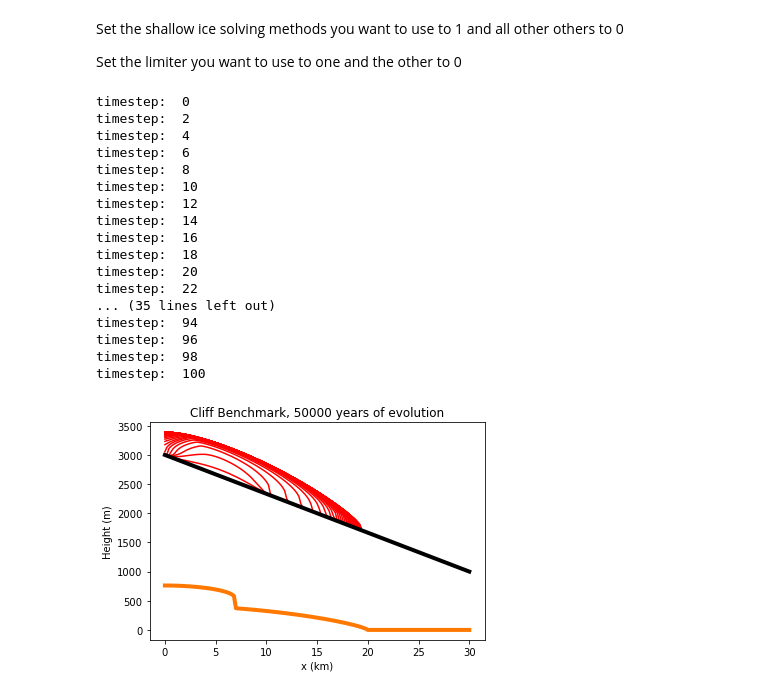
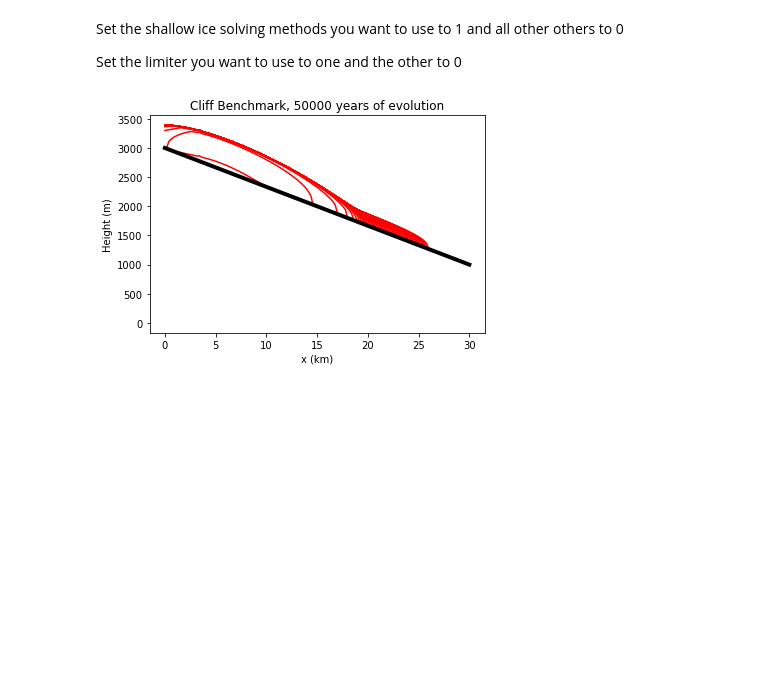
Before and after one commit to Janinehay/Glacier_flow, a Jupyter notebook: GlacierModel1D-original-withm2trib.ipynb, the cells around one changed output. Drawn from its saved outputs; the diff is of its cells as text; code cells hidden in the pictures; blank space fills up the shorter version.

Commit message:
1D
1D merge working (in GlacierModel1D_original_withm2trib, it's a working title

```diff
--- a/GlacierModel1D-original-withm2trib.ipynb
+++ b/GlacierModel1D-original-withm2trib.ipynb
@@ -5,13 +5,13 @@ import cProfile
 # %%
 dx = 200
 dt = 1.0
-t_total = 1000
+t_total = 500
 timesteps =int(t_total/dt)
 yrs=np.arange(0, timesteps+1, 1)
 x_m = 20000.0
 x_s = 7000.0 #bed length
 x = np.arange(0.0,x_m + x_m/2.0 + dx,dx, dtype='int64')
-x_trib = np.arange(0.0,x[0] + dx,dx, dtype='int64')
+x_trib = np.arange(0.0,x[16] + dx,dx, dtype='int64')
 Nx = len(x)
 interval = t_total/50. #timesteps that are graphed
 
@@ -500,52 +505,35 @@ def MUSCL():
 # Run
 if use_M2 == 1:
     M2()
     p1, = plt.plot(0,0, '-r')
     #cProfile.run("M2()")
 if use_M3 == 1:
     M3()
     p2, = plt.plot(0,0, '-m')
     #cProfile.run("M2()")
 if use_upstream == 1:
     lengthup = []
     volumeup = []
     SurfaceElevationup = []
     upstream()
     p3, = plt.plot(0,0, '-g')
     #cProfile.run("upstream()")
 if use_MUSCL == 1:
     lengthM = []
     volumeM = []
     SurfaceElevationM = []
     MUSCL()
     p4, = plt.plot(0,0, '-b')
     #cProfile.run("MUSCL()")
 p5, = plt.plot(x/1000,B, '-k', linewidth = 4)
-p6, = plt.plot(x/1000,S_exp, color='#ff7800', linewidth = 4)
+#p6, = plt.plot(x/1000,S_exp, color='#ff7800', linewidth = 4)
 plt.xlabel('x (km)')
 plt.ylabel('Height (m)')
 #plt.legend([p1, p2, p3, p4, p5, p6],["M2", "M3", "Upstream", "MUSCL", "bed", "Exact Solution"])
 plt.title("Cliff Benchmark, 50000 years of evolution")
 plt.savefig('Glacier Model')
 # %% [output]
-timestep:  0
-timestep:  2
-timestep:  4
-timestep:  6
-timestep:  8
-timestep:  10
-timestep:  12
-timestep:  14
-timestep:  16
-timestep:  18
-timestep:  20
-timestep:  22
-... (35 lines left out)
-timestep:  94
-timestep:  96
-timestep:  98
-timestep:  100
-[figure, old version]
+[figure, new version]
 # %%
 #plots
 if plt_TEL == 1:
```
Also changed, not shown: parts of 1 cell of this notebook, 2 other files.
